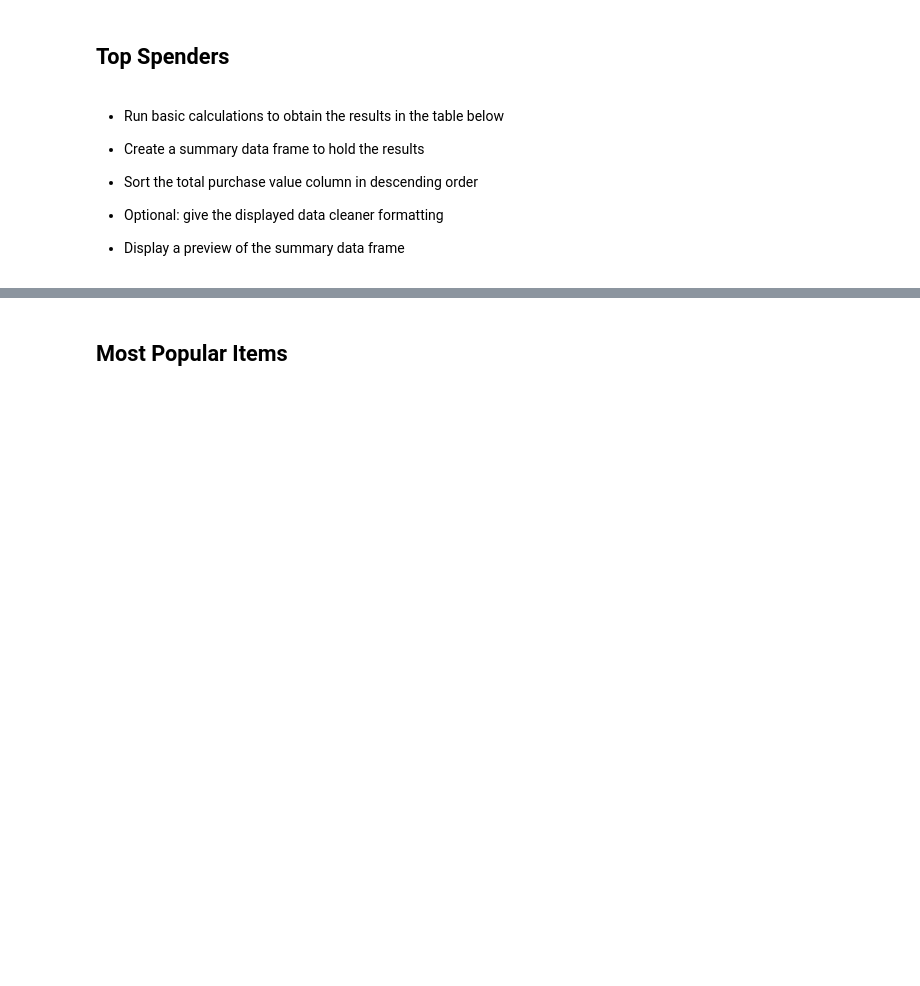
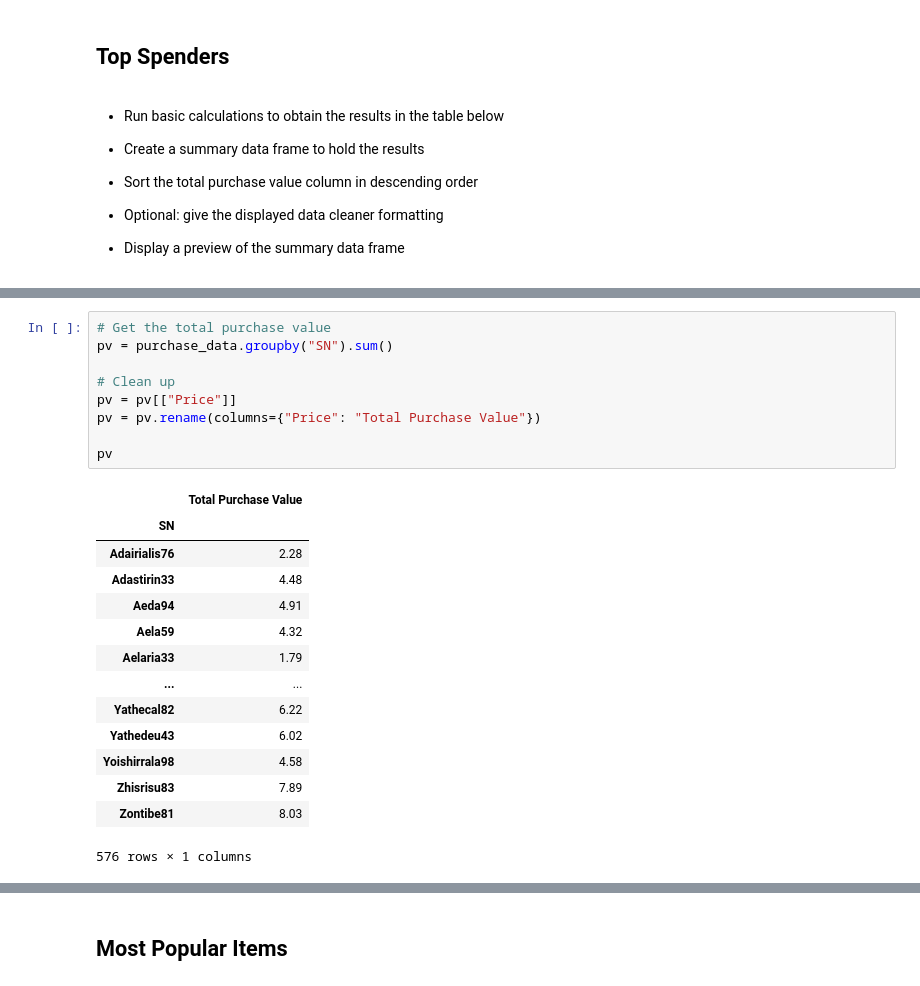
Before and after one commit to aburstyn9068/pandas-challenge, a Jupyter notebook: HeroesOfPymoli/HeroesOfPymoli_starter.ipynb, the cells around one changed output, grey strips where cells are left out. Drawn from its saved outputs; the diff is of its cells as text; blank space fills up the shorter version.

```diff
--- a/HeroesOfPymoli/HeroesOfPymoli_starter.ipynb
+++ b/HeroesOfPymoli/HeroesOfPymoli_starter.ipynb
@@ -472,0 +513,24 @@ ageAnalysisResults
+# %%
+# Get the total purchase value
+pv = purchase_data.groupby("SN").sum()
+
+# Clean up
+pv = pv[["Price"]]
+pv = pv.rename(columns={"Price": "Total Purchase Value"})
+
+pv
+# %% [output]
+|  | Total Purchase Value |
+| SN |  |
+| Adairialis76 | 2.28 |
+| Adastirin33 | 4.48 |
+| Aeda94 | 4.91 |
+| Aela59 | 4.32 |
+| Aelaria33 | 1.79 |
+| ... | ... |
+| Yathecal82 | 6.22 |
+| Yathedeu43 | 6.02 |
+| Yoishirrala98 | 4.58 |
+| Zhisrisu83 | 7.89 |
+| Zontibe81 | 8.03 |
+576 rows × 1 columns
```
Also changed, not shown: parts of 4 cells of this notebook.
